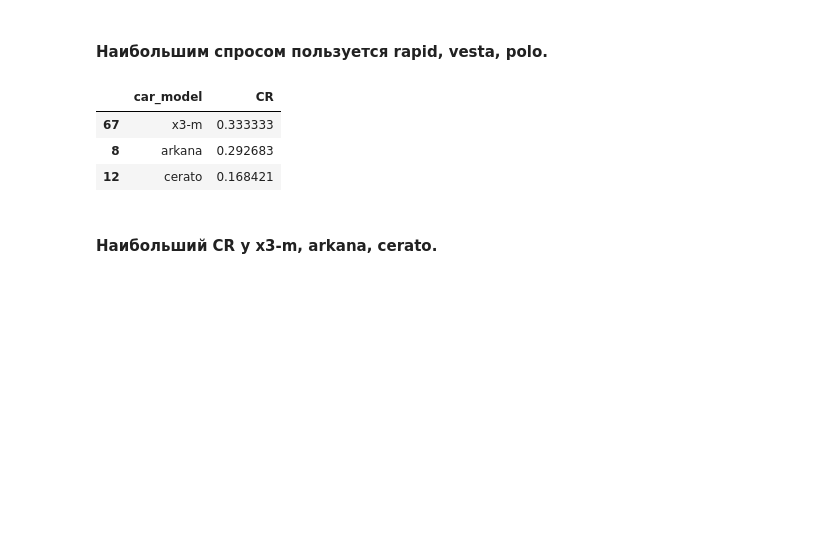
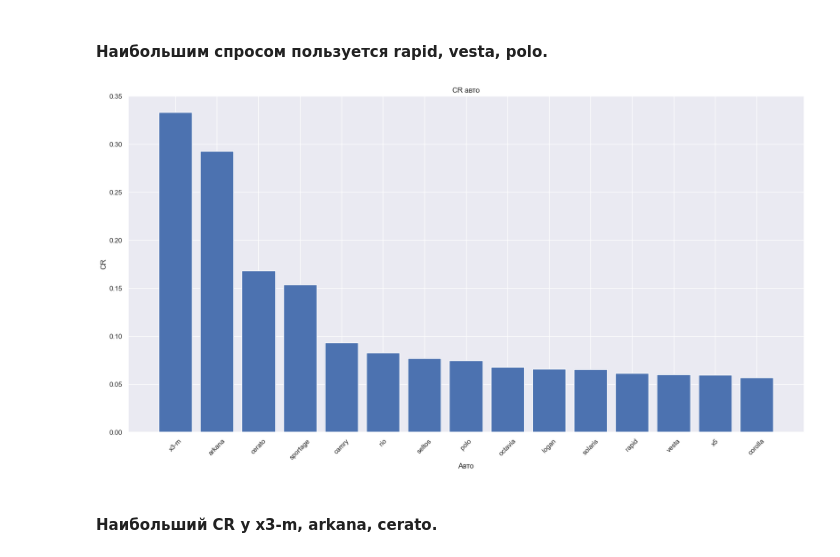
Before and after one commit to proger-n/SberAutopodpiska_analysis, a Jupyter notebook: JupyterNotebooks/final_project_1.ipynb, the cells around one changed output. Saved outputs shown, nothing was run; the diff lists cells and outputs as text; code cells hidden in the pictures; blank space fills up the shorter version.

Commit message:
added chart in 4,5 questions

```diff
--- a/JupyterNotebooks/final_project_1.ipynb
+++ b/JupyterNotebooks/final_project_1.ipynb
@@ -770,15 +760,20 @@ plt.title('Популярность авто по городам');
 # %% [markdown]
 #### Наибольшим спросом пользуется rapid, vesta, polo.
 # %%
-df_united_clean.groupby(['car_model'], as_index=False) \
+df_cars_cr = df_united_clean.groupby(['car_model'], as_index=False) \
                         .agg({'target': 'mean'}) \
                         .sort_values('target', ascending=False) \
-                        .rename(columns={'target': 'CR'}).head(3)
+                        .rename(columns={'target': 'CR'}).head(15)
-# %% [output]
-|  | car_model | CR |
-| 67 | x3-m | 0.333333 |
-| 8 | arkana | 0.292683 |
-| 12 | cerato | 0.168421 |
+# %%
+plt.figure(figsize=(20, 10))
+plt.bar(df_cars_cr.car_model, df_cars_cr.CR)
+
+plt.xticks(rotation=45)
+plt.xlabel('Авто')
+plt.ylabel('CR')
+plt.title('CR авто');
+# %% [output]
+[figure, added]
 # %% [markdown]
 #### Наибольший CR у x3-m, arkana, cerato.
 # %% [markdown]
```
Also changed, not shown: parts of 3 cells of this notebook.
